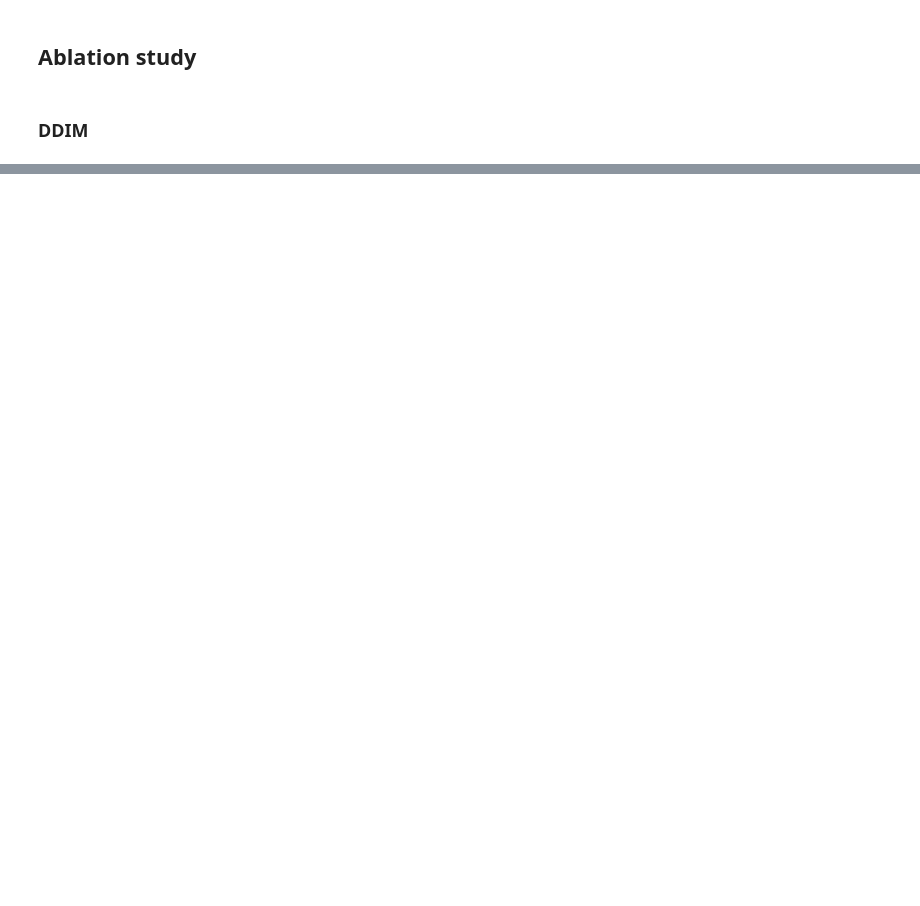
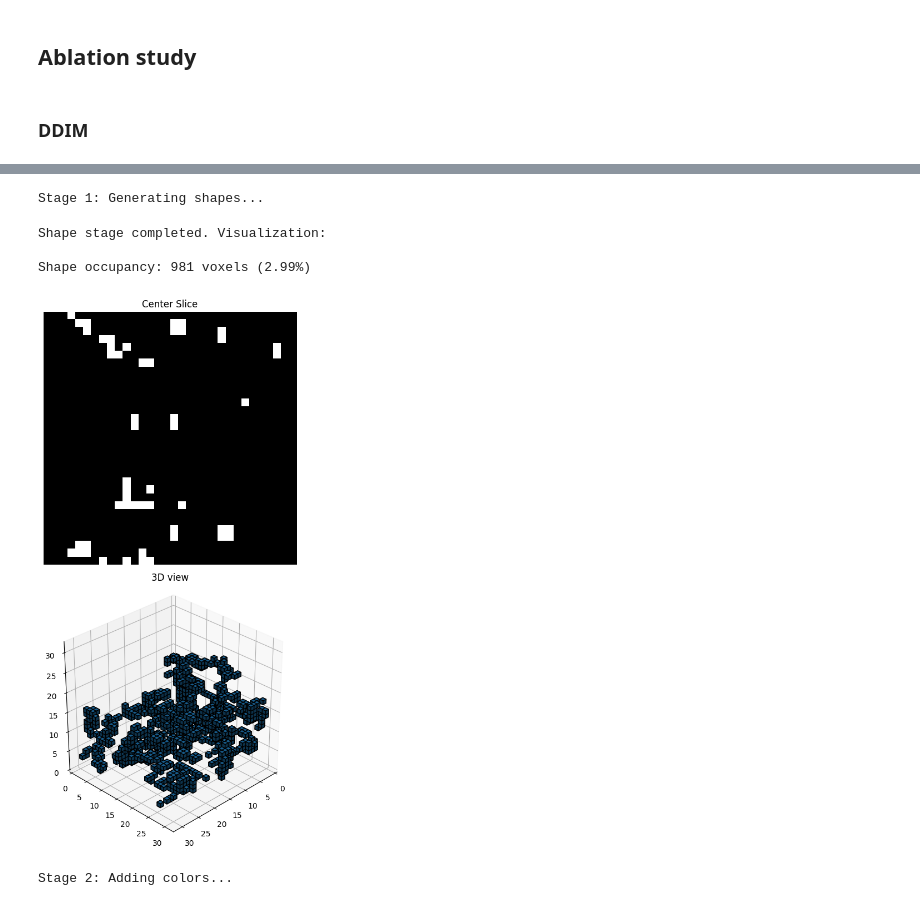
Before and after one commit to PeterAMassih/3D-BlockGen, a Jupyter notebook: run.ipynb, the cells around one changed output, grey strips where cells are left out. Drawn from its saved outputs; the diff is of its cells as text; code cells hidden in the pictures; blank space fills up the shorter version.

```diff
--- a/run.ipynb
+++ b/run.ipynb
@@ -546,0 +532,19 @@ with open('results/ddim_ablation.json', 'w') as f:
+# %%
+# Visualizations for the ddim
+
+shape_model_ddim = load_model_for_inference(
+        model_path="runs/experiment_two_stage/shape/models/final_model",
+        voxel_config=shape_voxel_config,
+        diffusion_config=shape_diffusion_config_ddim,
+        inference_steps=400,
+        device='cuda',
+        ema=False
+    )
+
+color_model_ddim = load_model_for_inference(
+    model_path="runs/experiment_two_stage/color/models/final_model",
+    voxel_config=color_voxel_config,
+    diffusion_config=color_diffusion_config_ddim,
+    inference_steps=400,
+    device='cuda',
+    ema=False)
@@ -546,0 +560,27 @@ with open('results/ddim_ablation.json', 'w') as f:
+# %%
+inferencer = DiffusionInference3D(
+        model=shape_model_ddim,
+        noise_scheduler=shape_model_ddim.noise_scheduler,
+        color_model=color_model_ddim,
+        color_noise_scheduler=color_model_ddim.noise_scheduler,
+        device='cuda'
+    )
+# %%
+samples = inferencer.sample_two_stage(
+        prompt="a blue cube",
+        num_samples=1,
+        image_size=(32, 32, 32),
+        guidance_scale=20.0,
+        color_guidance_scale=20.0,
+        show_after_shape=True,
+        use_rotations=False,
+        use_mean_init=False,
+        save_pipeline_viz=None
+    )
+# %% [output]
+Stage 1: Generating shapes...
+Shape stage completed. Visualization:
+
+Shape occupancy: 981 voxels (2.99%)
+[figure, added]
+Stage 2: Adding colors...
```
Also changed, not shown: parts of 19 cells of this notebook, 1 other file.
